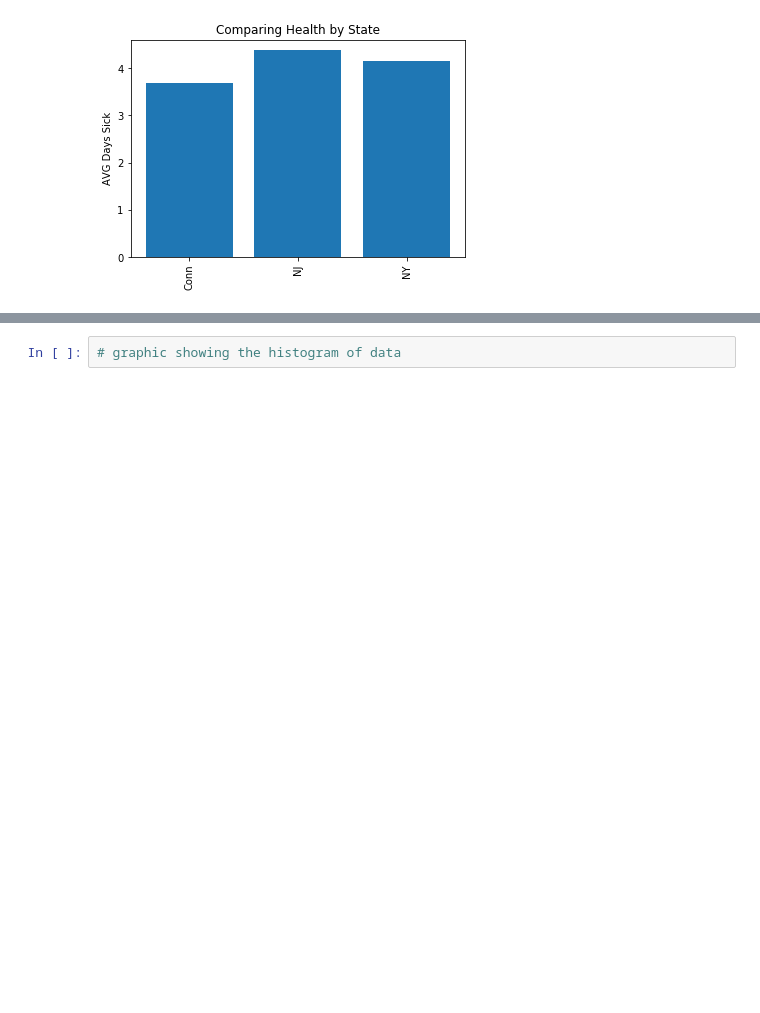
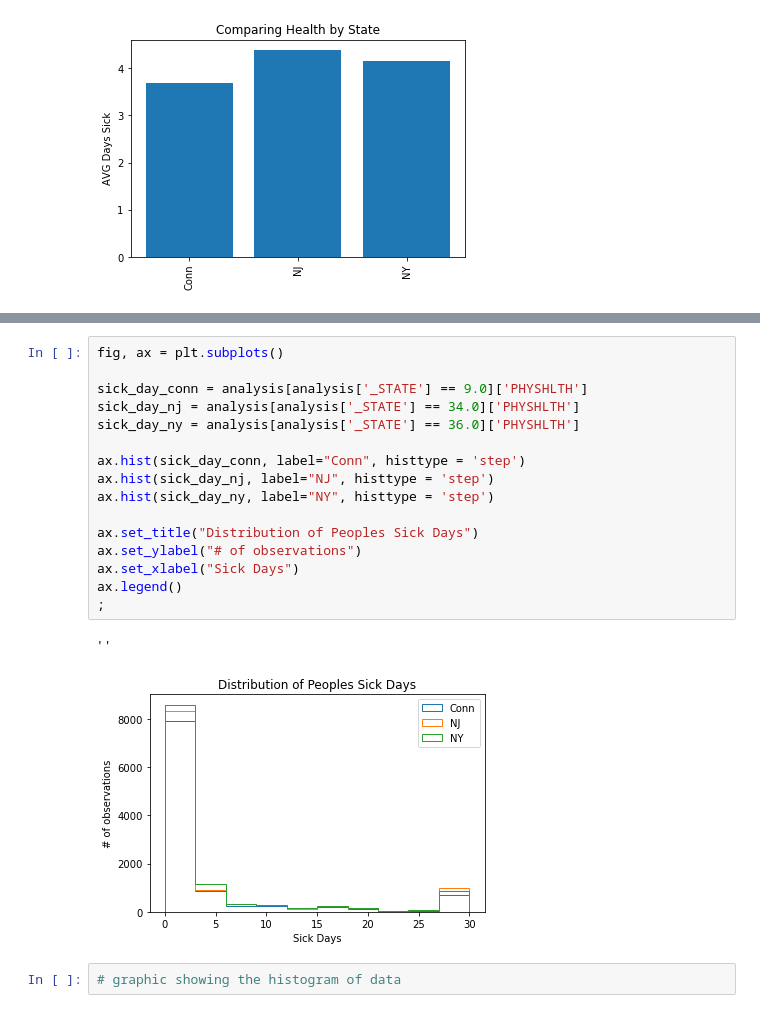
Before and after one commit to Mynusjanai/nyc-dc-ds-020121, a Jupyter notebook: Phase_2/STATS_case_study/Workbook_Statistical_Tests_Applied.ipynb, the cells around one changed output, grey strips where cells are left out. Drawn from its saved outputs; the diff is of its cells as text; blank space fills up the shorter version.

```diff
--- a/Phase_2/STATS_case_study/Workbook_Statistical_Tests_Applied.ipynb
+++ b/Phase_2/STATS_case_study/Workbook_Statistical_Tests_Applied.ipynb
@@ -185,3 +222,22 @@ Name: PHYSHLTH, dtype: float64
+# %%
+fig, ax = plt.subplots()
+
+sick_day_conn = analysis[analysis['_STATE'] == 9.0]['PHYSHLTH']
+sick_day_nj = analysis[analysis['_STATE'] == 34.0]['PHYSHLTH']
+sick_day_ny = analysis[analysis['_STATE'] == 36.0]['PHYSHLTH']
+
+ax.hist(sick_day_conn, label="Conn", histtype = 'step')
+ax.hist(sick_day_nj, label="NJ", histtype = 'step')
+ax.hist(sick_day_ny, label="NY", histtype = 'step')
+
+ax.set_title("Distribution of Peoples Sick Days")
+ax.set_ylabel("# of observations")
+ax.set_xlabel("Sick Days")
+ax.legend()
+;
+# %% [output]
+''
+[figure, added]
 # %%
 # graphic showing the histogram of data
 # %% [output]
```
Also changed, not shown: parts of 27 cells of this notebook, 4 other files.
